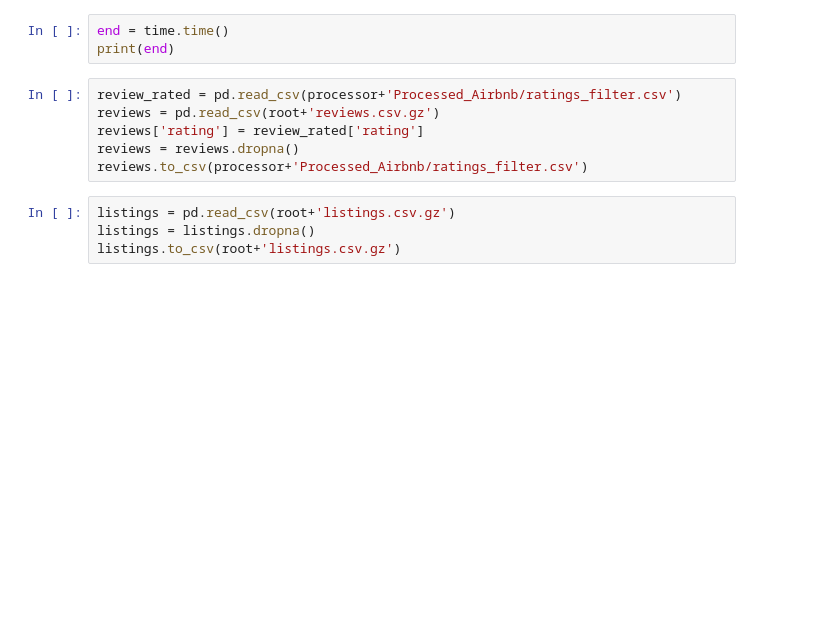
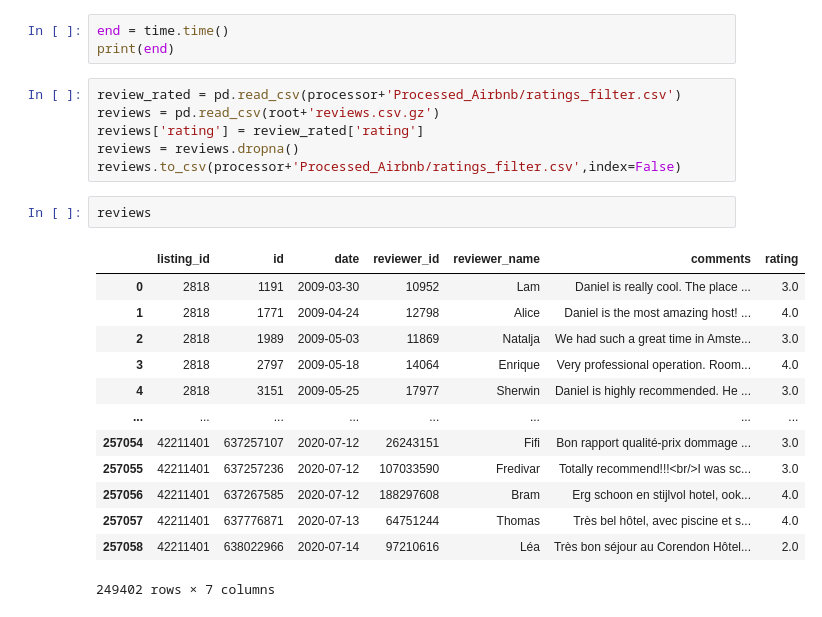
Before and after one commit to sudha-vijayakumar/299A-SMARTRec, a Jupyter notebook: 2a_Dialog_Gen.ipynb, the cells around one changed output. Drawn from its saved outputs; the diff is of its cells as text; blank space fills up the shorter version.

```diff
--- a/2a_Dialog_Gen.ipynb
+++ b/2a_Dialog_Gen.ipynb
@@ -307,8 +442,20 @@ review_rated = pd.read_csv(processor+'Processed_Airbnb/ratings_filter.csv')
 reviews = pd.read_csv(root+'reviews.csv.gz')
 reviews['rating'] = review_rated['rating']
 reviews = reviews.dropna()
-reviews.to_csv(processor+'Processed_Airbnb/ratings_filter.csv')
+reviews.to_csv(processor+'Processed_Airbnb/ratings_filter.csv',index=False)
-# %%
-listings = pd.read_csv(root+'listings.csv.gz')
-listings = listings.dropna()
-listings.to_csv(root+'listings.csv.gz')
+# %%
+reviews
+# %% [output]
+|  | listing_id | id | date | reviewer_id | reviewer_name | comments | rating |
+| 0 | 2818 | 1191 | 2009-03-30 | 10952 | Lam | Daniel is really cool. The place ... | 3.0 |
+| 1 | 2818 | 1771 | 2009-04-24 | 12798 | Alice | Daniel is the most amazing host! ... | 4.0 |
+| 2 | 2818 | 1989 | 2009-05-03 | 11869 | Natalja | We had such a great time in Amste... | 3.0 |
+| 3 | 2818 | 2797 | 2009-05-18 | 14064 | Enrique | Very professional operation. Room... | 4.0 |
+| 4 | 2818 | 3151 | 2009-05-25 | 17977 | Sherwin | Daniel is highly recommended. He ... | 3.0 |
+| ... | ... | ... | ... | ... | ... | ... | ... |
+| 257054 | 42211401 | 637257107 | 2020-07-12 | 26243151 | Fifi | Bon rapport qualité-prix dommage ... | 3.0 |
+| 257055 | 42211401 | 637257236 | 2020-07-12 | 107033590 | Fredivar | Totally recommend!!!<br/>I was sc... | 3.0 |
+| 257056 | 42211401 | 637267585 | 2020-07-12 | 188297608 | Bram | Erg schoon en stijlvol hotel, ook... | 4.0 |
+| 257057 | 42211401 | 637776871 | 2020-07-13 | 64751244 | Thomas | Très bel hôtel, avec piscine et s... | 4.0 |
+| 257058 | 42211401 | 638022966 | 2020-07-14 | 97210616 | Léa | Très bon séjour au Corendon Hôtel... | 2.0 |
+249402 rows × 7 columns
```
Also changed, not shown: parts of 18 cells of this notebook, 9 other files.
